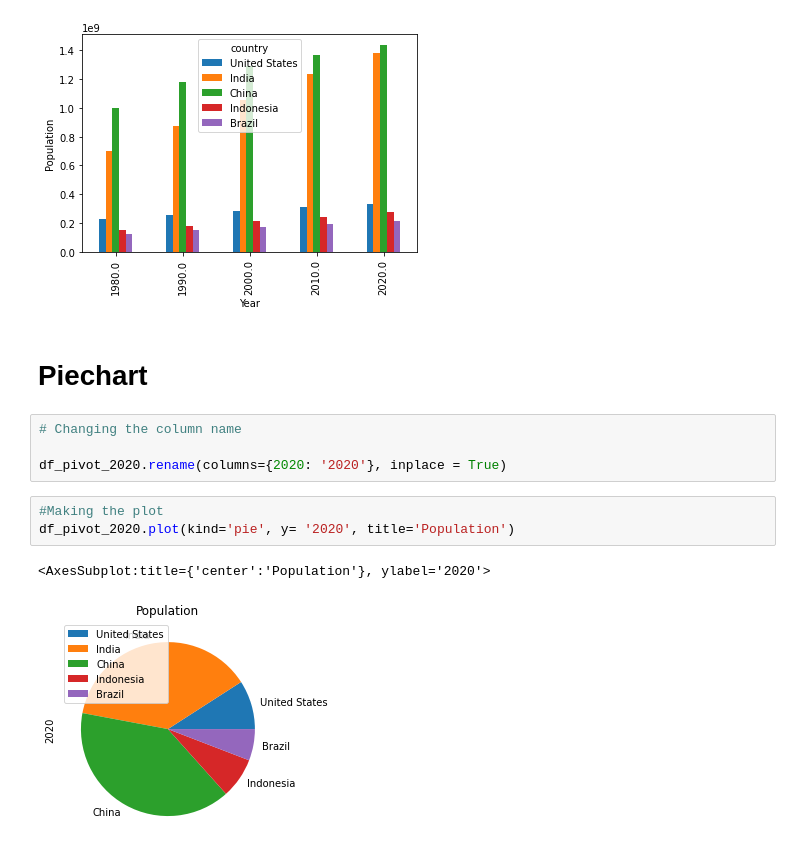
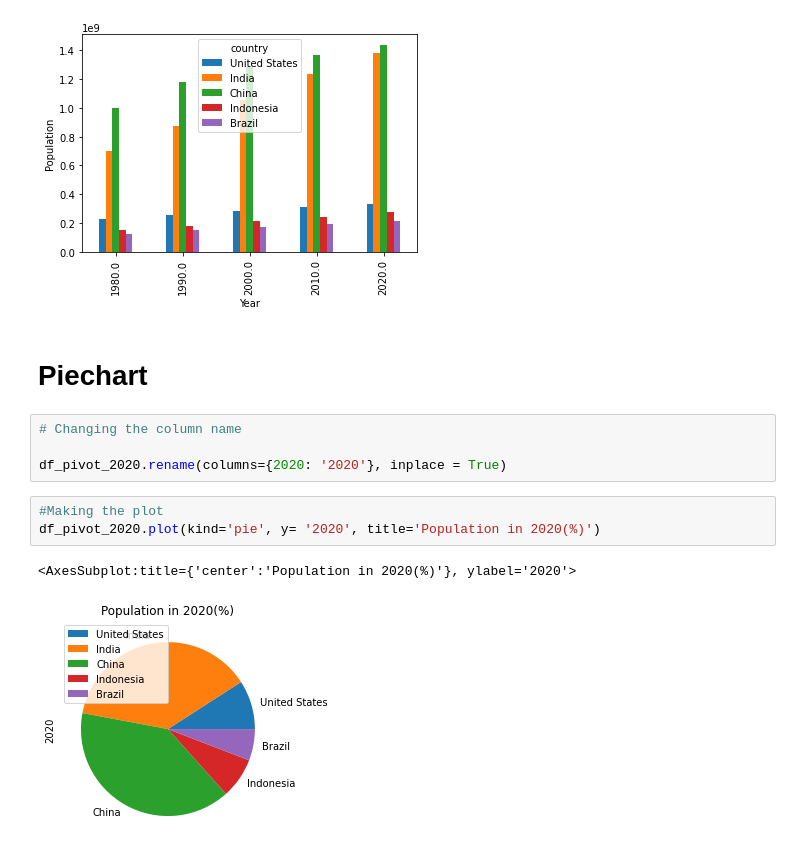
Before and after one commit to fede3mmanuel/DataAnalysis, a Jupyter notebook: Example.ipynb, the cells around one changed output. Saved outputs shown, nothing was run; the diff lists cells and outputs as text.

```diff
--- a/Example.ipynb
+++ b/Example.ipynb
@@ -122,15 +132,15 @@ df_pivot_sample.plot(kind='bar', xlabel='Year', ylabel='Population')
 # %% [output]
 <AxesSubplot:xlabel='Year', ylabel='Population'>
 [figure]
-# %% [markdown]
-# Piechart
-# %%
-# Changing the column name
-
-df_pivot_2020.rename(columns={2020: '2020'}, inplace = True)
-# %%
-#Making the plot
-df_pivot_2020.plot(kind='pie', y= '2020', title='Population')
-# %% [output]
-<AxesSubplot:title={'center':'Population'}, ylabel='2020'>
-[figure, removed]
+# %% [markdown]
+# Piechart
+# %%
+# Changing the column name
+
+df_pivot_2020.rename(columns={2020: '2020'}, inplace = True)
+# %%
+#Making the plot
+df_pivot_2020.plot(kind='pie', y= '2020', title='Population in 2020(%)')
+# %% [output]
+<AxesSubplot:title={'center':'Population in 2020(%)'}, ylabel='2020'>
+[figure, added]
```
Also changed, not shown: parts of 2 cells of this notebook, 2 other files.
